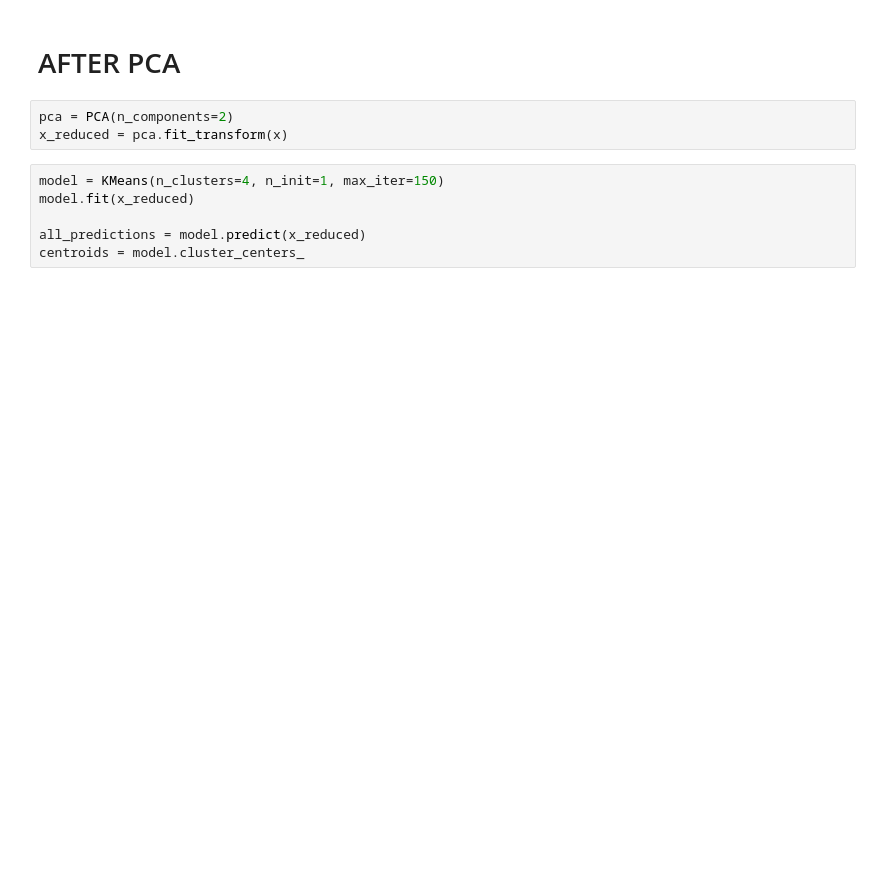
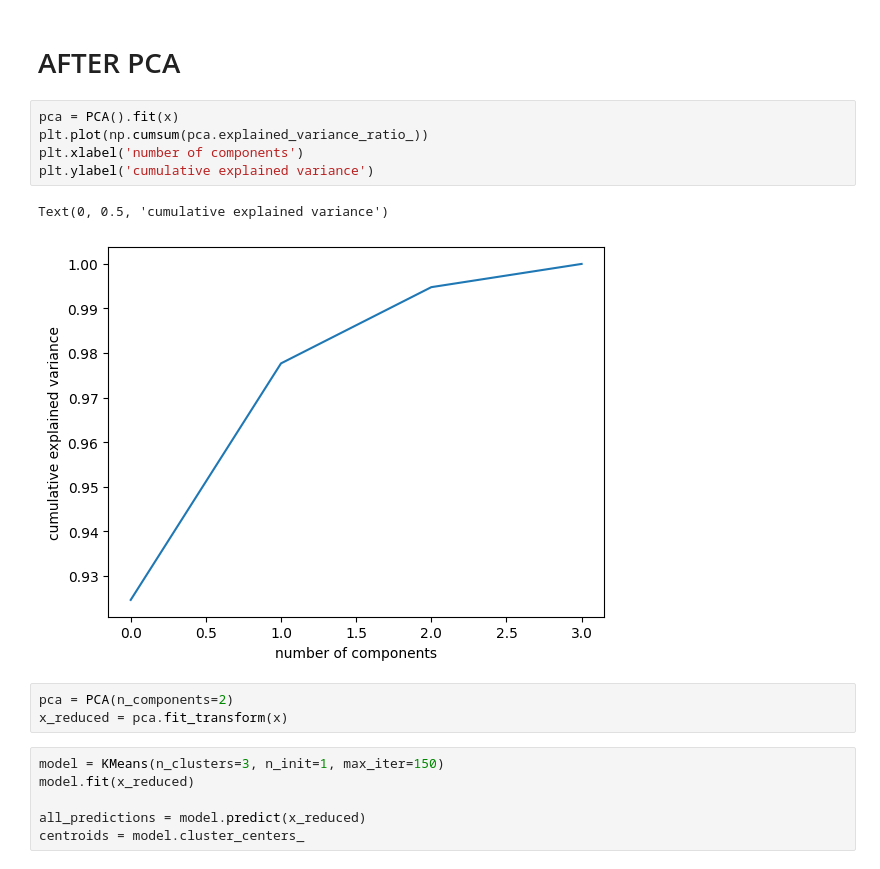
Before and after one commit to Huzaifaali2303KHIDEG016/Huzaifa-Ali-DEG-016, a Jupyter notebook: module_3/3.3_assignment.ipynb, the cells around one changed output. Cells and saved outputs as stored; diff of their text form; blank space fills up the shorter version.

```diff
--- a/module_3/3.3_assignment.ipynb
+++ b/module_3/3.3_assignment.ipynb
@@ -26,10 +45,18 @@ plt.show
 # %% [markdown]
 # AFTER PCA
+# %%
+pca = PCA().fit(x)
+plt.plot(np.cumsum(pca.explained_variance_ratio_))
+plt.xlabel('number of components')
+plt.ylabel('cumulative explained variance')
+# %% [output]
+Text(0, 0.5, 'cumulative explained variance')
+[figure, added]
 # %%
 pca = PCA(n_components=2)
 x_reduced = pca.fit_transform(x)
 # %%
-model = KMeans(n_clusters=4, n_init=1, max_iter=150)
+model = KMeans(n_clusters=3, n_init=1, max_iter=150)
 model.fit(x_reduced)
 
 all_predictions = model.predict(x_reduced)
```
Also changed, not shown: parts of 7 cells of this notebook.
